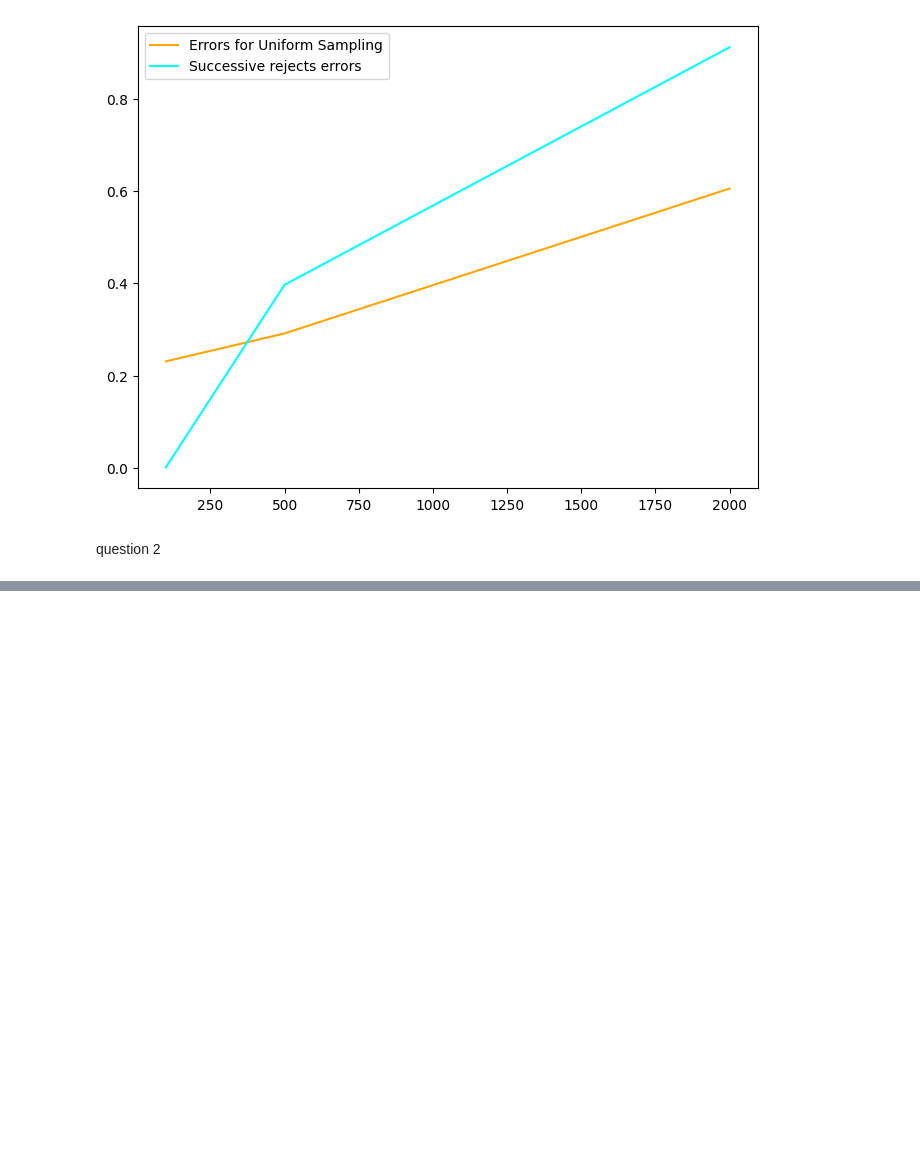
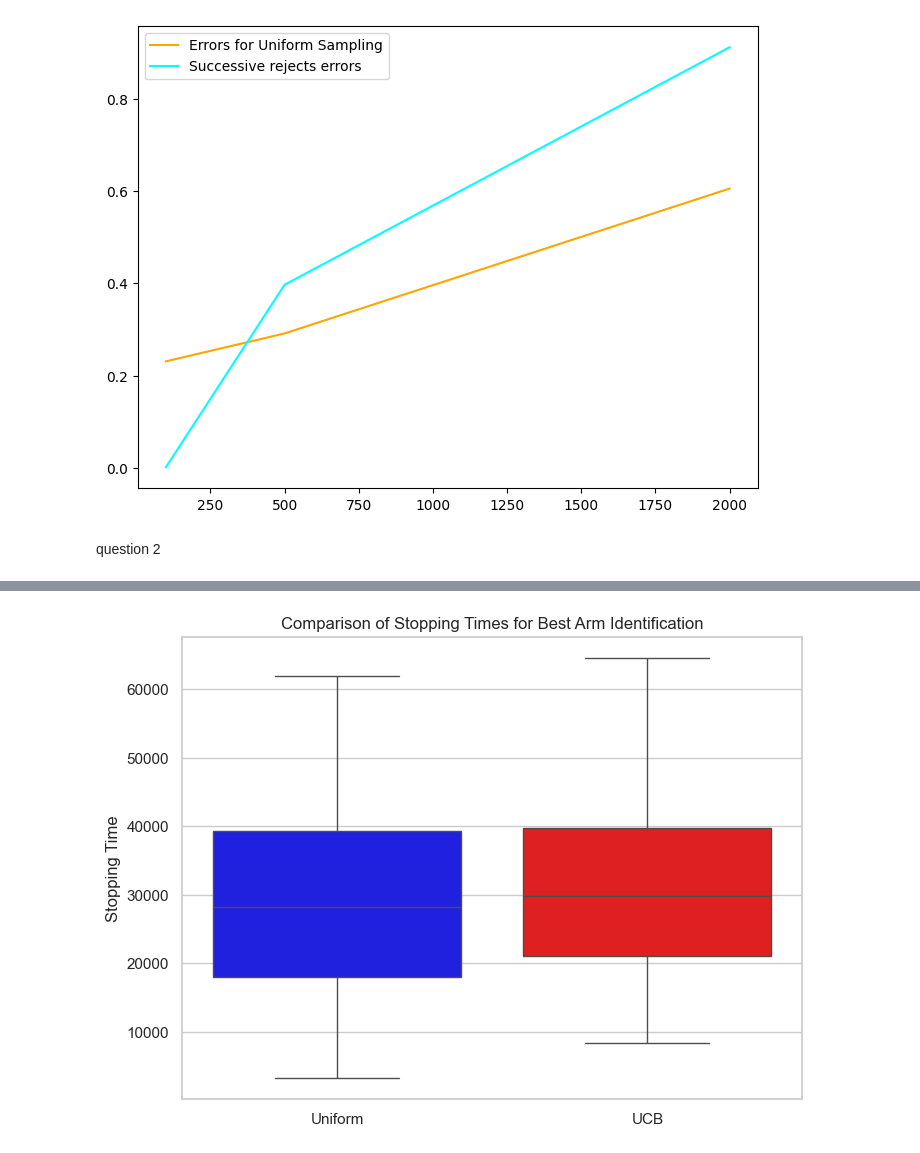
Before and after one commit to AugustinCablant/3A-class, a Jupyter notebook: Sequential Learning/notebook_partie2.ipynb, the cells around one changed output, grey strips where cells are left out. Drawn from its saved outputs; the diff is of its cells as text; code cells hidden in the pictures; blank space fills up the shorter version.

```diff
--- a/Sequential Learning/notebook_partie2.ipynb
+++ b/Sequential Learning/notebook_partie2.ipynb
@@ -286,5 +274,9 @@ plot_regret(regrets = all_data, logscale = False, lb = None, q = 10)
 # %%
-def best_arm_identification_algorithm(environment, agent, max_iter=10**6):
+import math
+env = GaussianBanditEnv(means=means, var=1)
+ucb = UCB(arms=arms)
+
+def best_arm_identification_algorithm(environment, agent, delta, max_iter=10**6, verbose=False):
     data = np.zeros((1, max_iter))
     environment.reset()
     agent.reset()
@@ -302,8 +294,12 @@ def best_arm_identification_algorithm(environment, agent, max_iter=10**6):
         data[0,t] = best_reward - reward
         t += 1
         if t > len(agent.arms):
-            condition = agent.condition()
-    print(f"The algorithm has stopped after {t} rounds")
+            inf = agent.compute_condition()
+            if inf > math.log(1/delta) + 3 * math.log(1 + math.log(t)):
+                condition = False
+    if verbose:
+        print(f"The algorithm has stopped after {t} rounds")
+    stopping_time = t
     most_played_arm = np.argmax(agent.count_actions)
-    return agent.name(), data, most_played_arm
+    return agent.name(), data, most_played_arm, stopping_time
 # %%
@@ -316,0 +354,23 @@ most_played_arm
+# %%
+delta = 0.01
+env = GaussianBanditEnv(means=means, var=1)
+ucb = UCB(arms=arms)
+uniform = Uniform(arms=arms)
+stopping_times_ucb = []
+stopping_times_uniform = []
+
+for _ in tqdm(range(10**2)):
+    _, data, most_played_arm, stopping_time_unif = best_arm_identification_algorithm(env, uniform, delta)
+    _, data, most_played_arm, stopping_time_ucb = best_arm_identification_algorithm(env, ucb, delta)
+    stopping_times_uniform.append(stopping_time_unif)
+    stopping_times_ucb.append(stopping_time_ucb)
+
+sns.set(style="whitegrid")
+plt.figure(figsize=(8, 6))
+sns.boxplot(data=[stopping_times_uniform, stopping_times_ucb], palette=["blue", "red"])
+plt.xticks([0, 1], ["Uniform", "UCB"])
+plt.ylabel("Stopping Time")
+plt.title("Comparison of Stopping Times for Best Arm Identification")
+plt.show()
+# %% [output]
+[figure, added]
```
Also changed, not shown: parts of 6 cells of this notebook.
